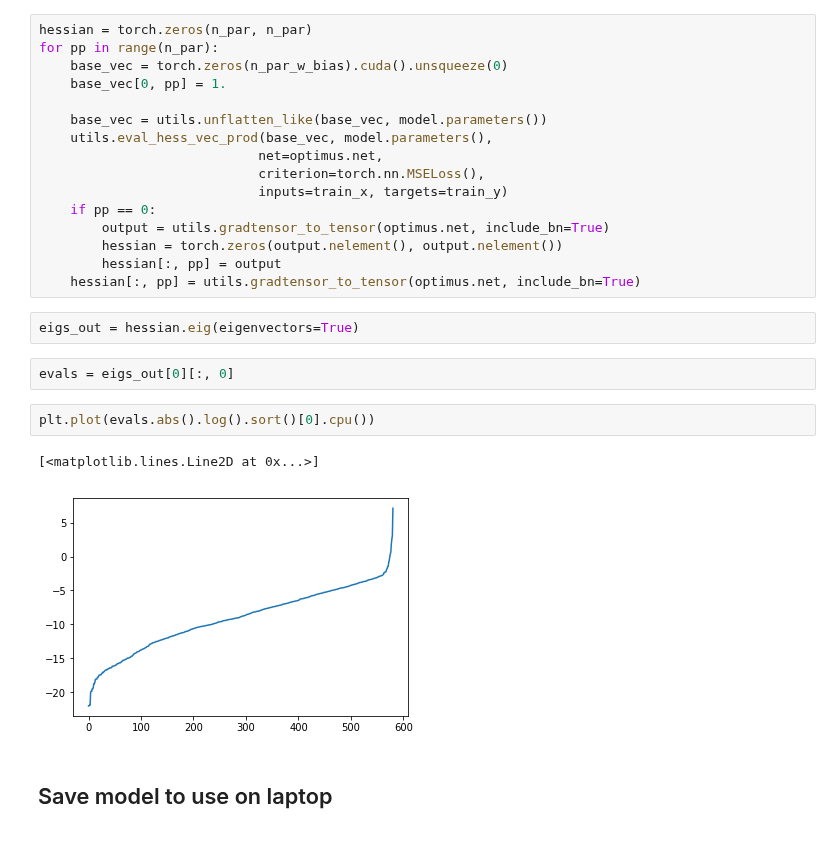
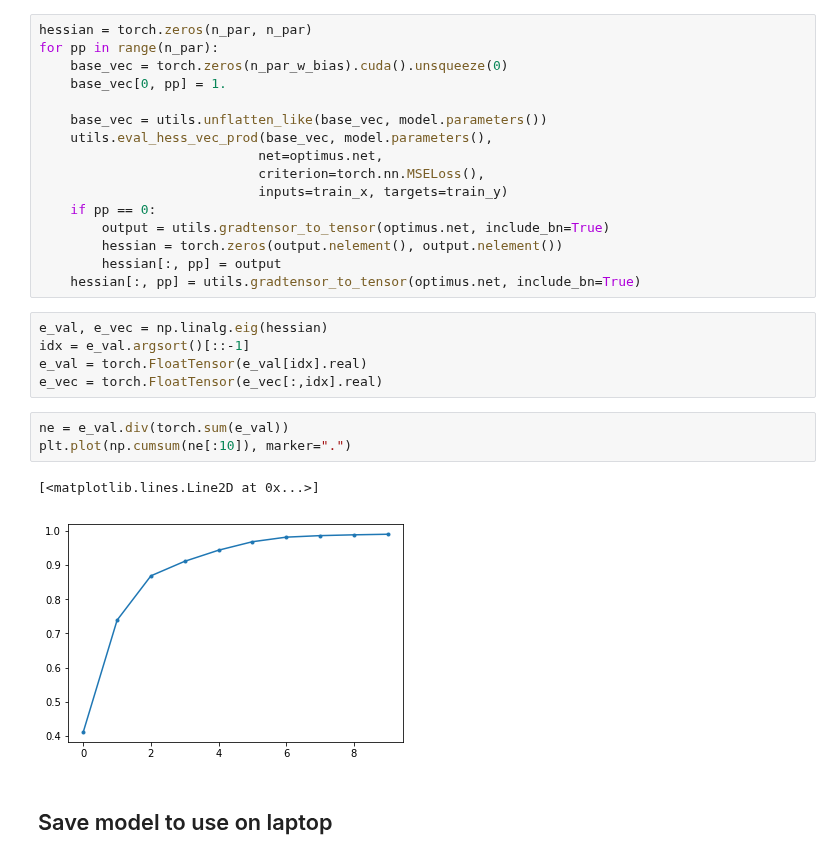
Before and after one commit to g-benton/hessian-eff-dim, a Jupyter notebook: Notebooks/second_try.ipynb, the cells around one changed output. Drawn from its saved outputs; the diff is of its cells as text.

```diff
--- a/Notebooks/second_try.ipynb
+++ b/Notebooks/second_try.ipynb
@@ -125,15 +128,17 @@ for pp in range(n_par):
         hessian = torch.zeros(output.nelement(), output.nelement())
         hessian[:, pp] = output
     hessian[:, pp] = utils.gradtensor_to_tensor(optimus.net, include_bn=True)
-# %%
-eigs_out = hessian.eig(eigenvectors=True)
-# %%
-evals = eigs_out[0][:, 0]
-# %%
-plt.plot(evals.abs().log().sort()[0].cpu())
-# %% [output]
-[<matplotlib.lines.Line2D at 0x...>]
-[figure, removed]
+# %%
+e_val, e_vec = np.linalg.eig(hessian)
+idx = e_val.argsort()[::-1]
+e_val = torch.FloatTensor(e_val[idx].real)
+e_vec = torch.FloatTensor(e_vec[:,idx].real)
+# %%
+ne = e_val.div(torch.sum(e_val))
+plt.plot(np.cumsum(ne[:10]), marker=".")
+# %% [output]
+[<matplotlib.lines.Line2D at 0x...>]
+[figure, added]
 # %% [markdown]
 ## Save model to use on laptop
 # %%
```
Also changed, not shown: parts of 5 cells of this notebook, 12 other files.
